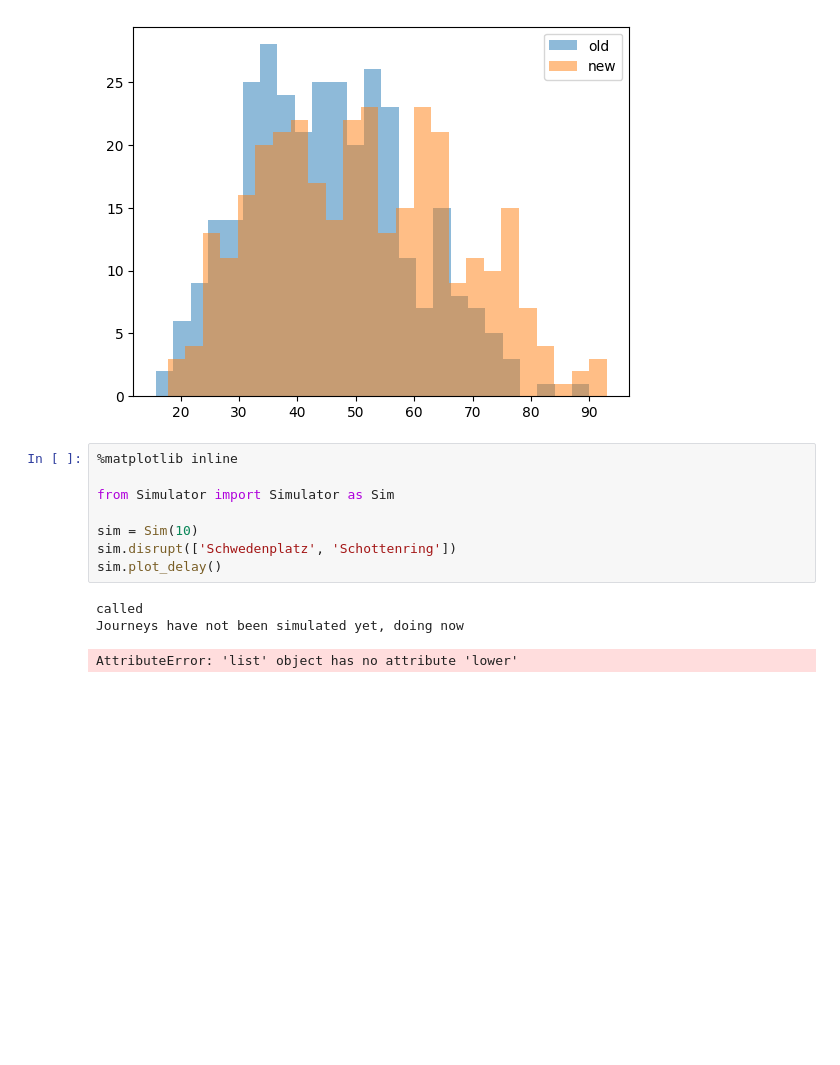
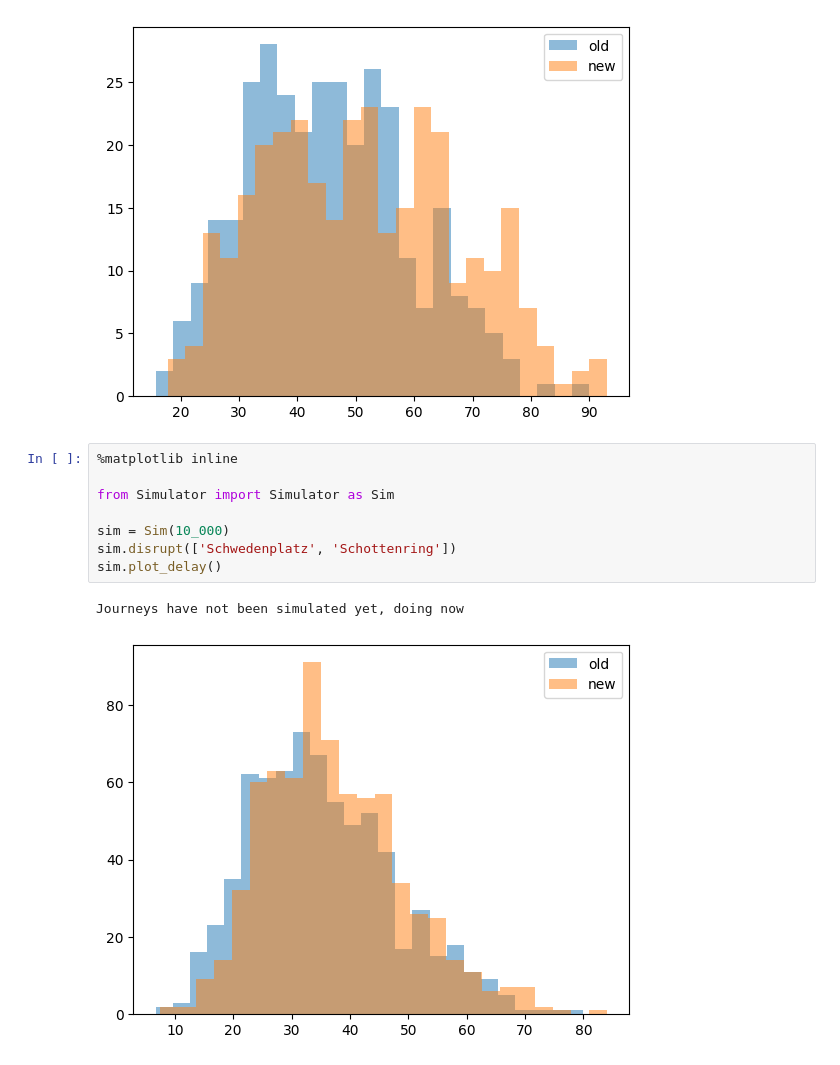
Before and after one commit to a350-900ulr/disrupture, a Jupyter notebook: Plots.ipynb, the cells around one changed output. Drawn from its saved outputs; the diff is of its cells as text; blank space fills up the shorter version.

```diff
--- a/Plots.ipynb
+++ b/Plots.ipynb
@@ -12,13 +12,12 @@ Journeys have not been simulated yet, doing now
 # %%
 %matplotlib inline
 
 from Simulator import Simulator as Sim
 
-sim = Sim(10)
+sim = Sim(10_000)
 sim.disrupt(['Schwedenplatz', 'Schottenring'])
 sim.plot_delay()
 # %% [output]
-called
 Journeys have not been simulated yet, doing now
-AttributeError: 'list' object has no attribute 'lower'
+[figure, added]
 # %%
```
Also changed, not shown: parts of 1 cell of this notebook, 1 other file.
